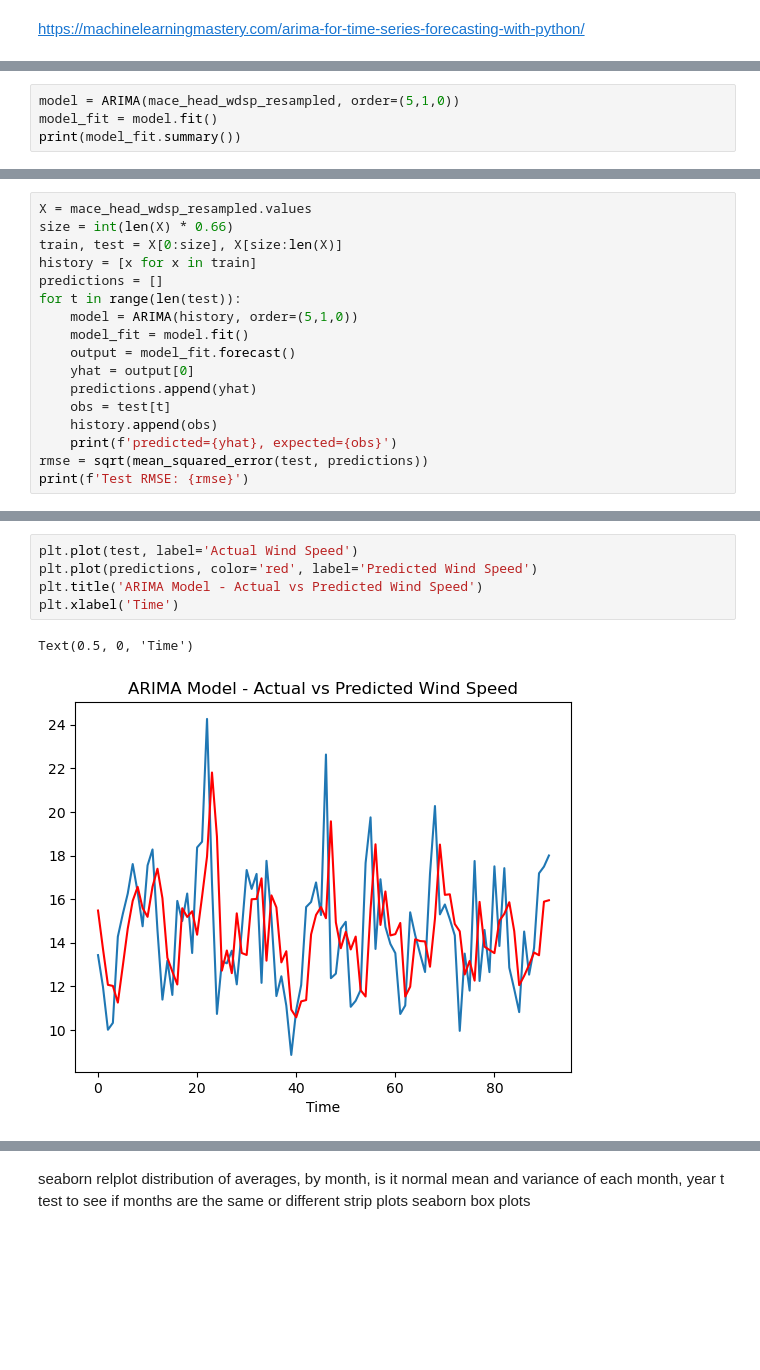
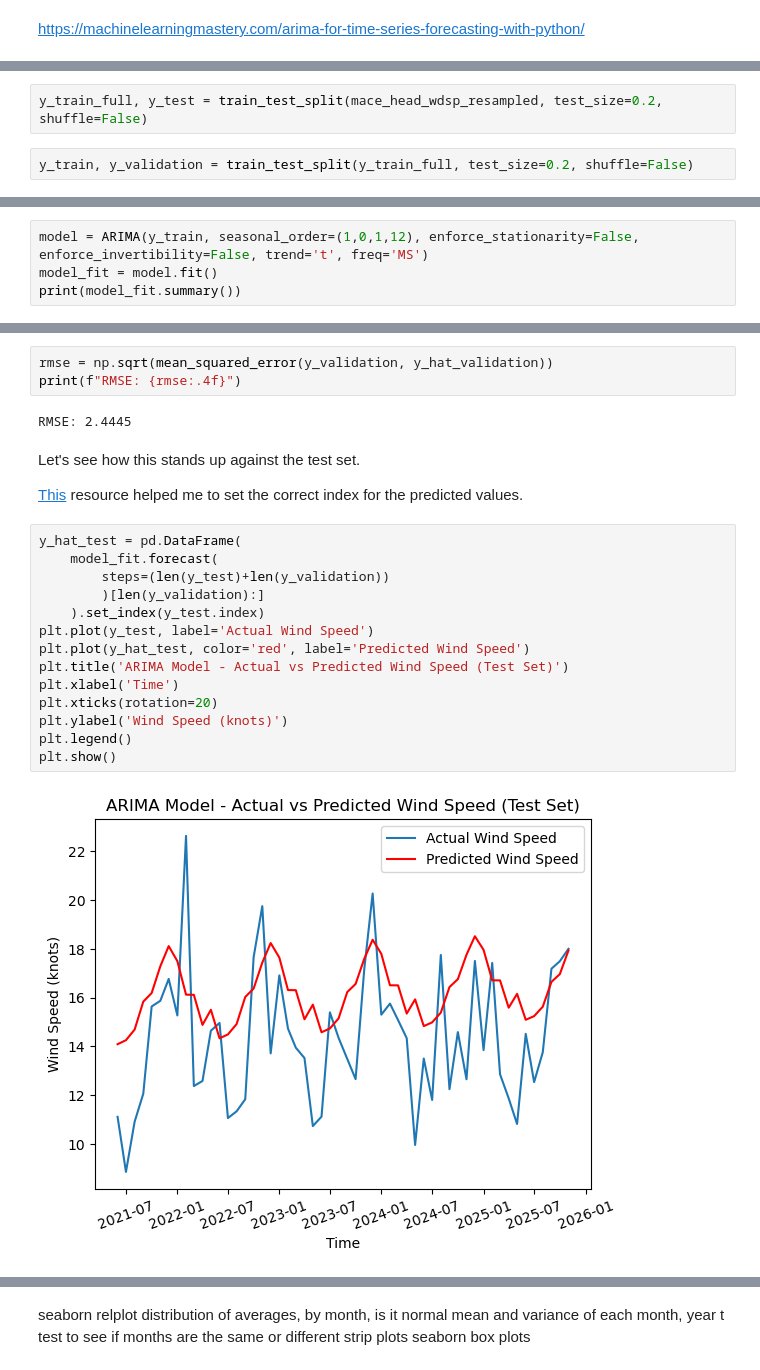
Before and after one commit to CeamanCollins/PFDA, a Jupyter notebook: project/project.ipynb, the cells around one changed output, grey strips where cells are left out. Saved outputs shown, nothing was run; the diff lists cells and outputs as text; blank space fills up the shorter version.

```diff
--- a/project/project.ipynb
+++ b/project/project.ipynb
@@ -73,0 +147,4 @@ https://machinelearningmastery.com/arima-for-time-series-forecasting-with-python
+# %%
+y_train_full, y_test = train_test_split(mace_head_wdsp_resampled, test_size=0.2, shuffle=False)
+# %%
+y_train, y_validation = train_test_split(y_train_full, test_size=0.2, shuffle=False)
@@ -74,5 +188,5 @@ https://machinelearningmastery.com/arima-for-time-series-forecasting-with-python
 # %%
-model = ARIMA(mace_head_wdsp_resampled, order=(5,1,0))
+model = ARIMA(y_train, seasonal_order=(1,0,1,12), enforce_stationarity=False, enforce_invertibility=False, trend='t', freq='MS')
 model_fit = model.fit()
 print(model_fit.summary())
 # %% [output]
@@ -110,17 +209,0 @@ plt.close()
-# %%
-X = mace_head_wdsp_resampled.values
-size = int(len(X) * 0.66)
-train, test = X[0:size], X[size:len(X)]
-history = [x for x in train]
-predictions = []
-for t in range(len(test)):
-    model = ARIMA(history, order=(5,1,0))
-    model_fit = model.fit()
-    output = model_fit.forecast()
-    yhat = output[0]
-    predictions.append(yhat)
-    obs = test[t]
-    history.append(obs)
-    print(f'predicted={yhat}, expected={obs}')
-rmse = sqrt(mean_squared_error(test, predictions))
-print(f'Test RMSE: {rmse}')
@@ -145,8 +228,25 @@ Test RMSE: 2.9693960011799176
+# %%
+rmse = np.sqrt(mean_squared_error(y_validation, y_hat_validation))
+print(f"RMSE: {rmse:.4f}")
+# %% [output]
+RMSE: 2.4445
+# %% [markdown]
+Let's see how this stands up against the test set.
+
+[This](https://www.geeksforgeeks.org/python/how-to-change-index-values-in-pandas/) resource helped me to set the correct index for the predicted values.
 # %%
-plt.plot(test, label='Actual Wind Speed')
-plt.plot(predictions, color='red', label='Predicted Wind Speed')
-plt.title('ARIMA Model - Actual vs Predicted Wind Speed')
+y_hat_test = pd.DataFrame(
+    model_fit.forecast(
+        steps=(len(y_test)+len(y_validation))
+        )[len(y_validation):]
+    ).set_index(y_test.index)
+plt.plot(y_test, label='Actual Wind Speed')
+plt.plot(y_hat_test, color='red', label='Predicted Wind Speed')
+plt.title('ARIMA Model - Actual vs Predicted Wind Speed (Test Set)')
 plt.xlabel('Time')
+plt.xticks(rotation=20)
+plt.ylabel('Wind Speed (knots)')
+plt.legend()
+plt.show()
 # %% [output]
-Text(0.5, 0, 'Time')
-[figure, old version]
+[figure, new version]
```
Also changed, not shown: parts of 26 cells of this notebook.
